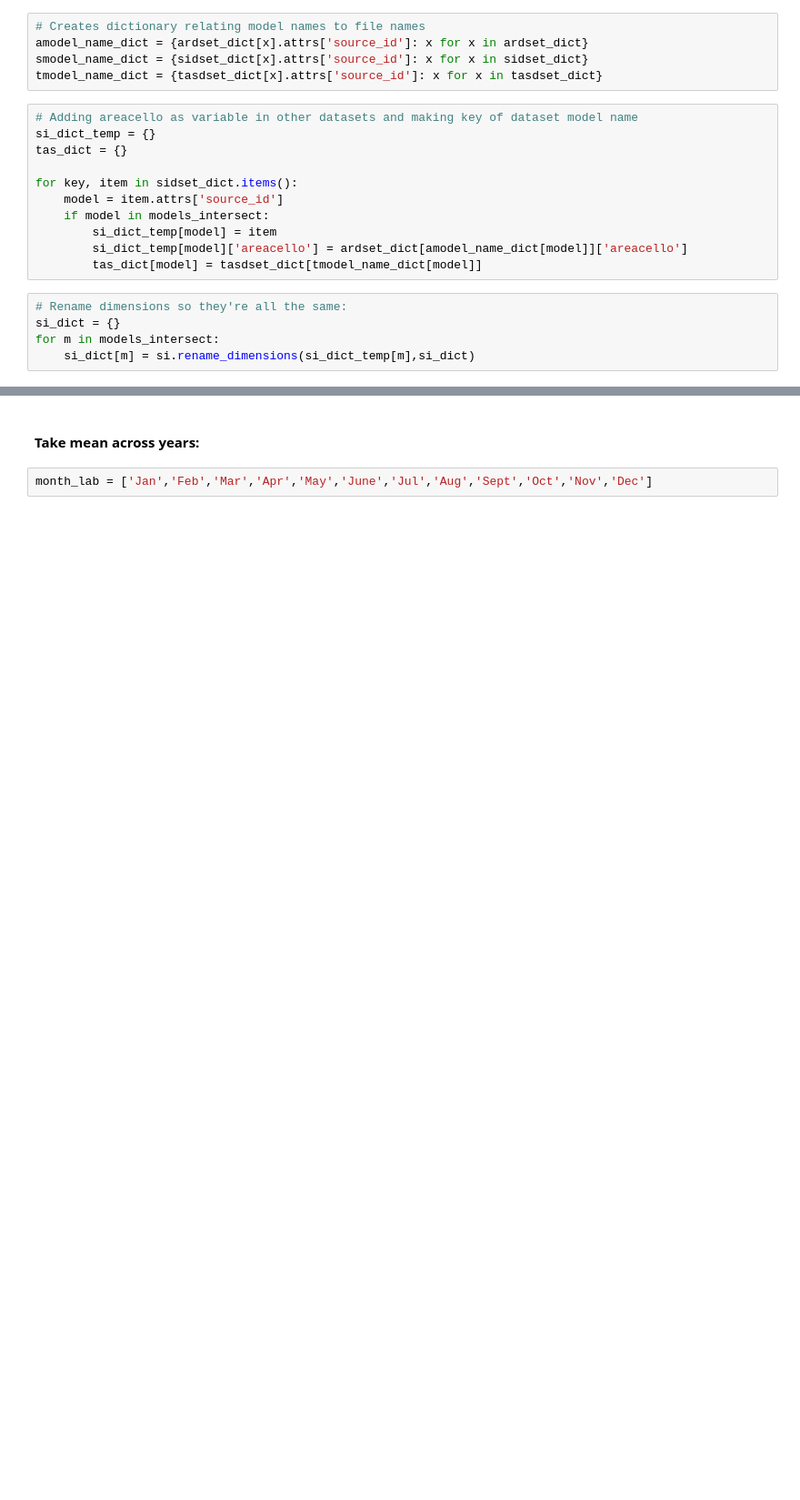
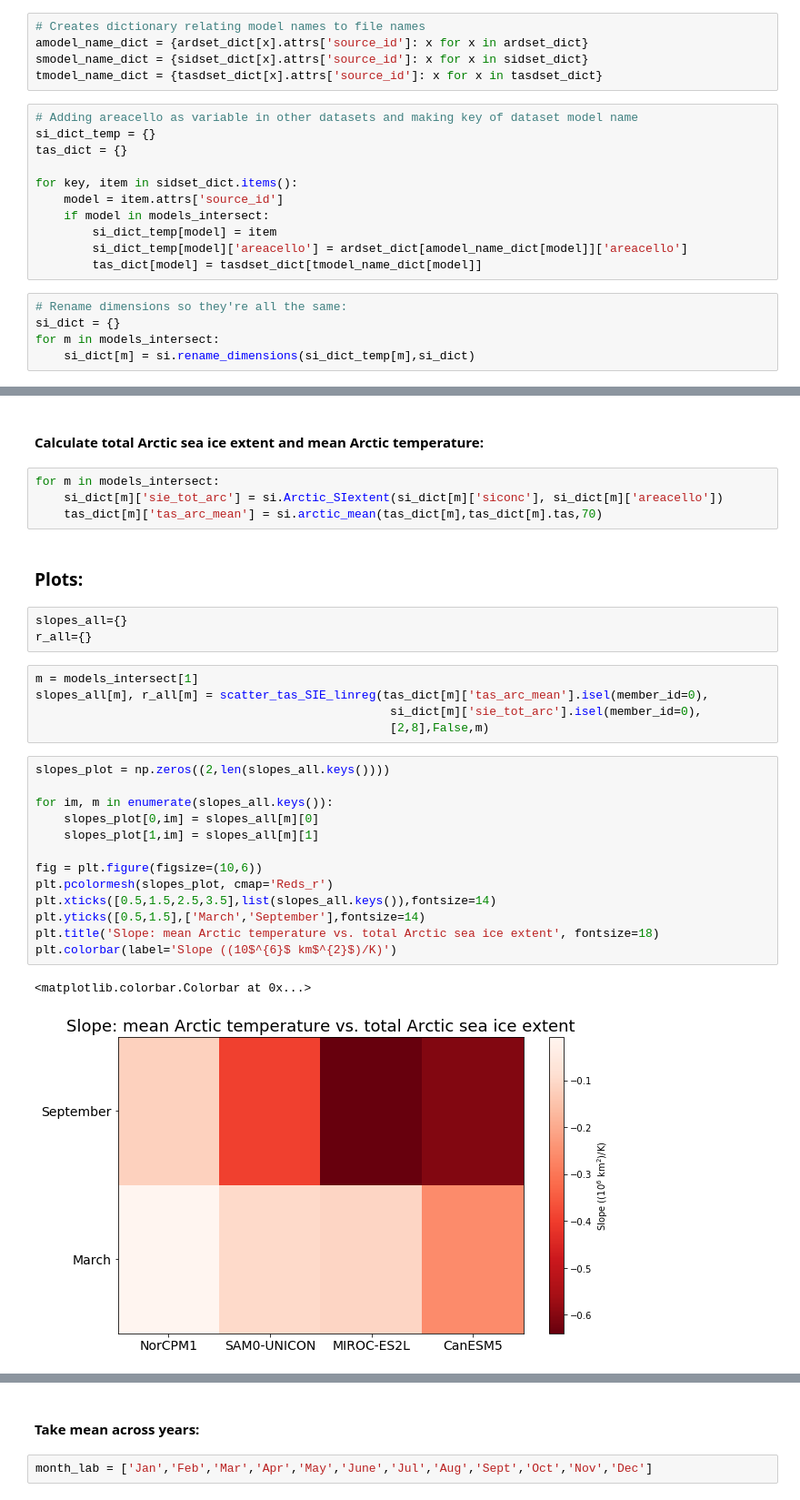
Before and after one commit to smithmadisonm/cmip6-seaice-temp-sensitivity, a Jupyter notebook: notebooks/combined_notebook.ipynb, the cells around one changed output, grey strips where cells are left out. Shown: that part at 91% size. Drawn from its saved outputs; the diff is of its cells as text; blank space fills up the shorter version.

```diff
--- a/notebooks/combined_notebook.ipynb
+++ b/notebooks/combined_notebook.ipynb
@@ -105,0 +136,32 @@ ts_Arctic_extent.plot()
+# %% [markdown]
+#### Calculate total Arctic sea ice extent and mean Arctic temperature:
+# %%
+for m in models_intersect:
+    si_dict[m]['sie_tot_arc'] = si.Arctic_SIextent(si_dict[m]['siconc'], si_dict[m]['areacello'])
+    tas_dict[m]['tas_arc_mean'] = si.arctic_mean(tas_dict[m],tas_dict[m].tas,70)
+# %% [markdown]
+### Plots:
+# %%
+slopes_all={}
+r_all={}
+# %%
+m = models_intersect[1]
+slopes_all[m], r_all[m] = scatter_tas_SIE_linreg(tas_dict[m]['tas_arc_mean'].isel(member_id=0),
+                                                  si_dict[m]['sie_tot_arc'].isel(member_id=0),
+                                                  [2,8],False,m)
+# %%
+slopes_plot = np.zeros((2,len(slopes_all.keys())))
+
+for im, m in enumerate(slopes_all.keys()):
+    slopes_plot[0,im] = slopes_all[m][0]
+    slopes_plot[1,im] = slopes_all[m][1]
+
+fig = plt.figure(figsize=(10,6))
+plt.pcolormesh(slopes_plot, cmap='Reds_r')
+plt.xticks([0.5,1.5,2.5,3.5],list(slopes_all.keys()),fontsize=14)
+plt.yticks([0.5,1.5],['March','September'],fontsize=14)
+plt.title('Slope: mean Arctic temperature vs. total Arctic sea ice extent', fontsize=18)
+plt.colorbar(label='Slope ((10$^{6}$ km$^{2}$)/K)')
+# %% [output]
+<matplotlib.colorbar.Colorbar at 0x...>
+[figure, added]
```
Also changed, not shown: parts of 24 cells of this notebook, 1 other file.
